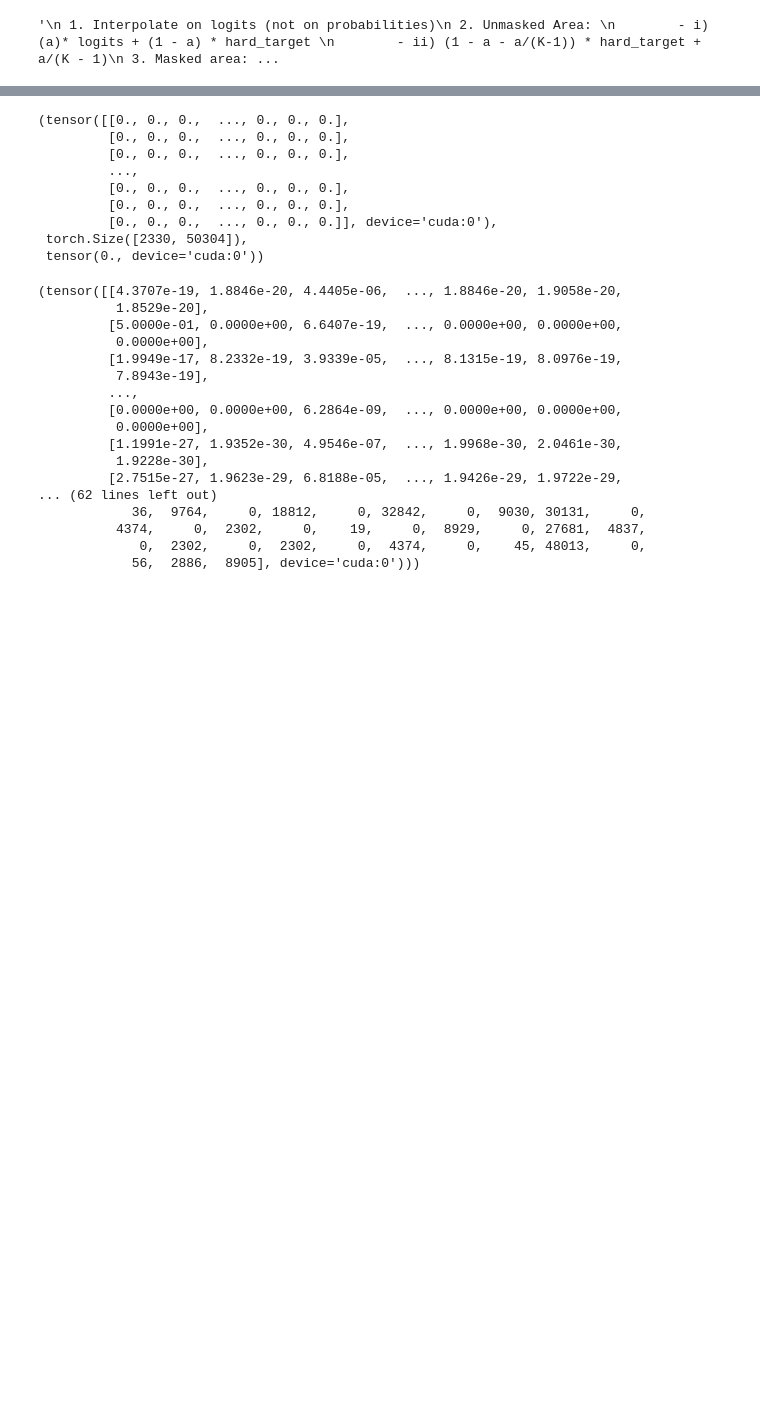
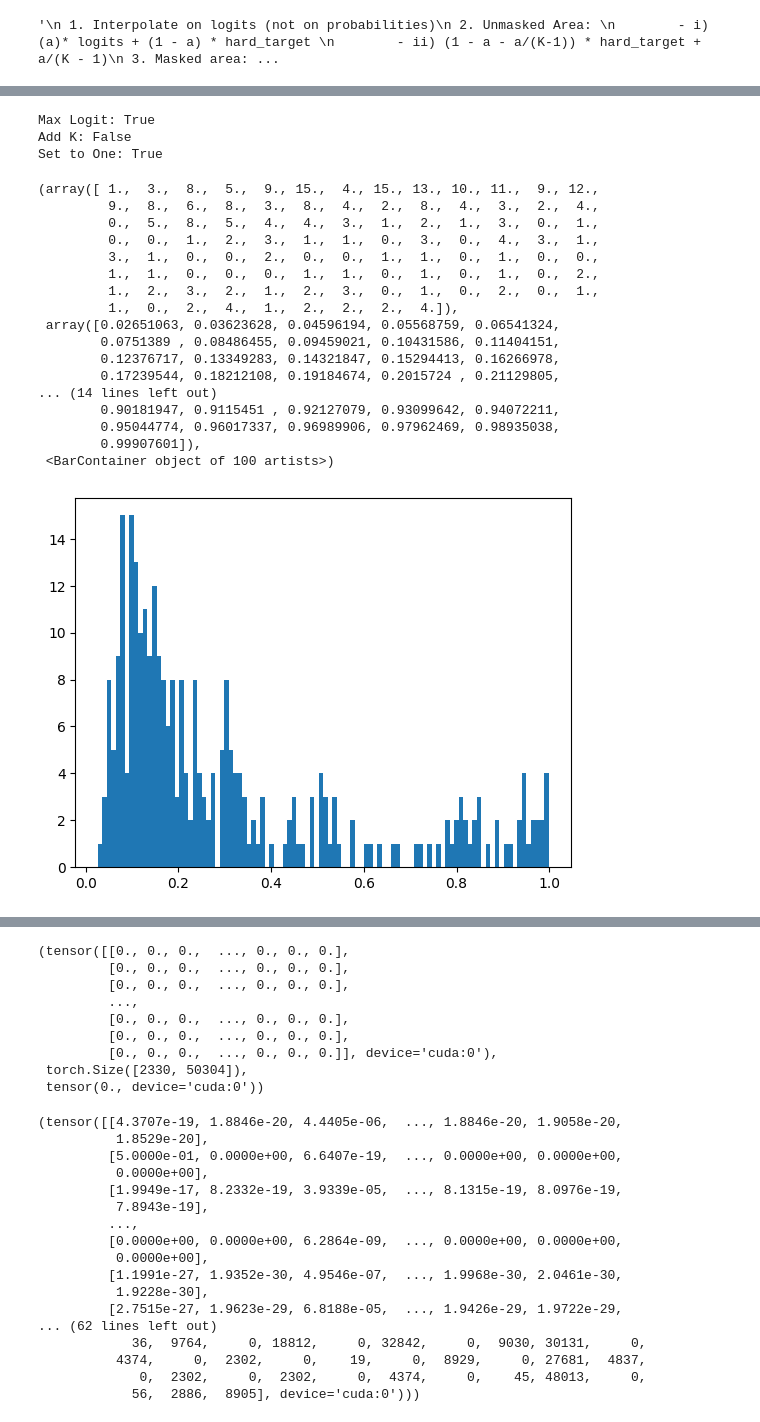
Before and after one commit to shikhar-srivastava/vlm-evaluation, a Jupyter notebook: soft_targets_all_variants.ipynb, the cells around one changed output, grey strips where cells are left out. Drawn from its saved outputs; the diff is of its cells as text; code cells hidden in the pictures; blank space fills up the shorter version.

```diff
--- a/soft_targets_all_variants.ipynb
+++ b/soft_targets_all_variants.ipynb
@@ -141,3 +141,17 @@ dataloader = DataLoader(
         num_workers=12,
         worker_init_fn=None,
     )
+# %%
+import itertools
+
+# Set the desired batch index
+target_batch_idx = 190 * 128 # Given batch size of 128, this will skip to the 225th batch
+# Examples: 1, 100,
+# Create an iterator over the dataloader
+data_iter = iter(dataloader)
+
+# Use itertools.islice to skip to the desired batch
+batch = next(itertools.islice(data_iter, target_batch_idx, None))
+
+# Extract the data from the batch
+pixel_values, input_ids, attention_mask, labels = batch['pixel_values'], batch['input_ids'], batch['attention_mask'], batch['labels']
@@ -173,10 +215,13 @@ with torch.autocast("cuda", dtype=torch.bfloat16):
 # %%
 # Original ST
 # %%
-def original_soft_target_loss(output, fused_labels, soft_alpha=0.1):
+torch.manual_seed(42)
+device = torch.device('cuda' if torch.cuda.is_available() else 'cpu')
 
-    shift_logits = output.logits[:, :-1, :]
-    valid_targets = fused_labels[:, 1:]
+def original_soft_target_loss(output, fused_labels, soft_alpha=0.1, debug = False):
+
+    shift_logits = output.logits[:, :-1, :].contiguous()
+    valid_targets = fused_labels[:, 1:].contiguous()
 
     num_classes = shift_logits.size(-1)
     # Handling special value -100 in targets
@@ -203,6 +248,8 @@ def original_soft_target_loss(output, fused_labels, soft_alpha=0.1):
     print(f"\nmasked targets_smooth.squeeze()[~mask.squeeze()]]: {targets_smooth.squeeze()[~mask.squeeze()]}, \nmasked min(): {targets_smooth.squeeze()[~mask.squeeze()].min()}, masked .max(): {targets_smooth.squeeze()[~mask.squeeze()].max()}")
     loss = loss_fct(shift_logits.view(-1, num_classes), targets_smooth.view(-1, num_classes))
     print(f"Loss: {loss.item()}")
+    if debug:
+        return targets_smooth, mask
     return targets_smooth
 # %%
 
@@ -787,12 +1218,15 @@ valid_targets = fused_labels[:, 1:].contiguous().to(dtype).to(device)     # Shap
 num_classes = shift_logits.size(-1)
 mask = (valid_targets != -100)  # Ignored positions are marked with -100
 # %%
-print(f"\nSet to One")
-targets_set_to_one = set_to_one(output, fused_labels)
-print(f"\nAdd K")
-add_k = add_K(output, fused_labels, K=0.7, percentage=False)
-# print(f" Original Soft Targets")
-# targets_smooth = original_soft_target_loss(output, fused_labels, soft_alpha=0.1)
+#print(f"\nSet to One")
+# targets_set_to_one = set_to_one(output, fused_labels)
+# print(f"\nAdd K")
+# add_k = add_K(output, fused_labels, K=0.10, percentage=False)
+#print(f"Max Logit")
+#max_logit = max_logit(output, fused_labels)
+
+print(f" Original Soft Targets")
+targets_smooth, mask = original_soft_target_loss(output, fused_labels, soft_alpha=0.0001, debug = True)
 # print(f"\nDynamic Soft Targets")
 # dynamic_soft = dynamic_soft_targets(output, fused_labels, alpha=0.1)
 # print(f"\nDynamic Soft Targets without Masking")
@@ -821,0 +1308,34 @@ targets_set_to_one.squeeze(): tensor([[0.0000e+00, 0.0000e+00, 0.0000e+00,  ...,
+# %%
+check_max_logit = valid_targets.squeeze()[mask.squeeze()].to(torch.int64) == torch.argmax(max_logit[mask], dim=-1)
+print(f"Max Logit: {check_max_logit.all()}")
+check_add_k = valid_targets.squeeze()[mask.squeeze()].to(torch.int64) == torch.argmax(add_k[mask], dim=-1)
+print(f"Add K: {check_add_k.all()}")
+check_set_to_one = valid_targets.squeeze()[mask.squeeze()].to(torch.int64) == torch.argmax(targets_set_to_one[mask], dim=-1)
+print(f"Set to One: {check_set_to_one.all()}")
+# %% [output]
+Max Logit: True
+Add K: False
+Set to One: True
+# %%
+# Max Logit
+import matplotlib.pyplot as plt
+plt.hist(max_logit[mask].max(dim=-1).values.cpu().numpy(), bins=100)
+# %% [output]
+(array([ 1.,  3.,  8.,  5.,  9., 15.,  4., 15., 13., 10., 11.,  9., 12.,
+         9.,  8.,  6.,  8.,  3.,  8.,  4.,  2.,  8.,  4.,  3.,  2.,  4.,
+         0.,  5.,  8.,  5.,  4.,  4.,  3.,  1.,  2.,  1.,  3.,  0.,  1.,
+         0.,  0.,  1.,  2.,  3.,  1.,  1.,  0.,  3.,  0.,  4.,  3.,  1.,
+         3.,  1.,  0.,  0.,  2.,  0.,  0.,  1.,  1.,  0.,  1.,  0.,  0.,
+         1.,  1.,  0.,  0.,  0.,  1.,  1.,  0.,  1.,  0.,  1.,  0.,  2.,
+         1.,  2.,  3.,  2.,  1.,  2.,  3.,  0.,  1.,  0.,  2.,  0.,  1.,
+         1.,  0.,  2.,  4.,  1.,  2.,  2.,  2.,  4.]),
+ array([0.02651063, 0.03623628, 0.04596194, 0.05568759, 0.06541324,
+        0.0751389 , 0.08486455, 0.09459021, 0.10431586, 0.11404151,
+        0.12376717, 0.13349283, 0.14321847, 0.15294413, 0.16266978,
+        0.17239544, 0.18212108, 0.19184674, 0.2015724 , 0.21129805,
+... (14 lines left out)
+        0.90181947, 0.9115451 , 0.92127079, 0.93099642, 0.94072211,
+        0.95044774, 0.96017337, 0.96989906, 0.97962469, 0.98935038,
+        0.99907601]),
+ <BarContainer object of 100 artists>)
+[figure, added]
```
Also changed, not shown: parts of 25 cells of this notebook, 29 other files.
